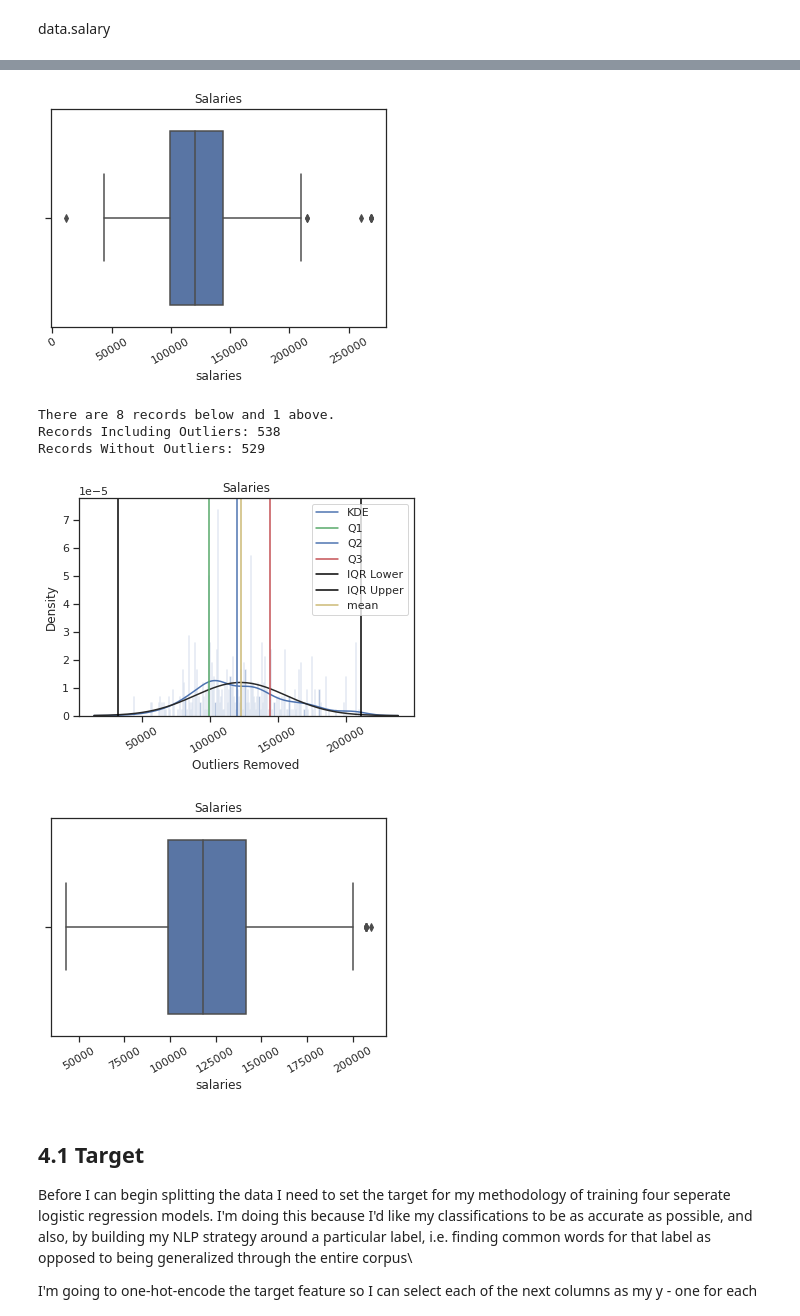
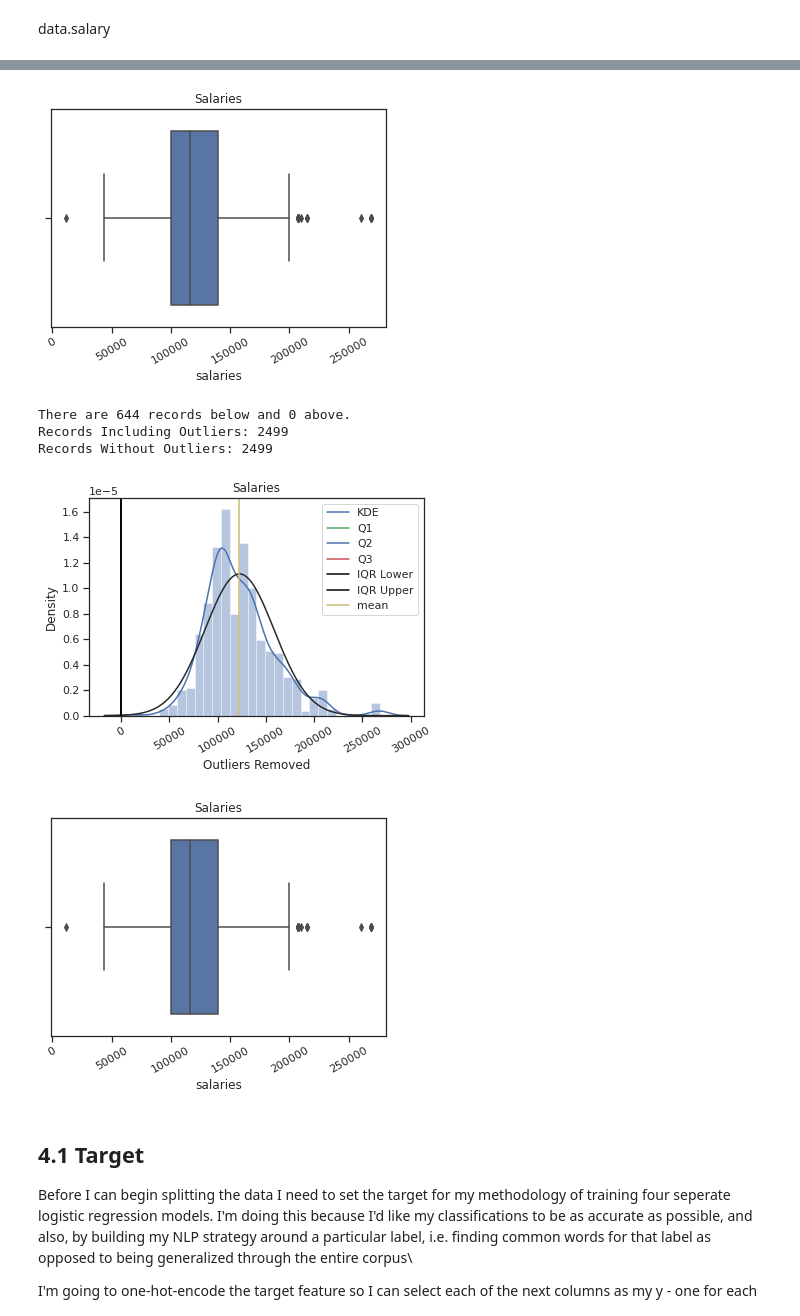
Before and after one commit to 333Kenji/indeedjobscraper, a Jupyter notebook: docs/1_wrangling_engineering.ipynb, the cells around one changed output, grey strips where cells are left out. Saved outputs shown, nothing was run; the diff lists cells and outputs as text; code cells hidden in the pictures.

```diff
--- a/docs/1_wrangling_engineering.ipynb
+++ b/docs/1_wrangling_engineering.ipynb
@@ -878,4 +901,4 @@ def salaries(row):
 data['salaries'] = data.apply( lambda row : salaries(row), axis = 1).astype(float)
 # a very small amount of data needs extra parsing to reach
 # data[(data.cleanedest < 100) | (data.cleanedsal < 50000)]
-data[data.salaries < 10000] = np.nan
+data2 = data[data.salaries < 10000] = np.nan
@@ -969,3 +992,3 @@ Name: salaries, Length: 2072, dtype: float64
 # %%
-data, q1, q3= iqr_detect(data[data.salaries.notna()], feature='salaries')
+data, q1, q3= iqr_detect(data, feature='salaries')
 # %% [output]
@@ -973,9 +996,9 @@ data, q1, q3= iqr_detect(data[data.salaries.notna()], feature='salaries')
-[figure, old version]
+[figure, new version]
-There are 8 records below and 1 above.
-Records Including Outliers: 538
-Records Without Outliers: 529
+There are 644 records below and 0 above.
+Records Including Outliers: 2499
+Records Without Outliers: 2499
-[figure, old version]
+[figure, new version]
-[figure, old version]
+[figure, new version]
 # %% [markdown]
 ## 4.1 Target
 Before I can begin splitting the data I need to set the target for my methodology of training four seperate logistic regression models. I'm doing this because I'd like my classifications to be as accurate as possible, and also, by building my NLP strategy around a particular label, i.e. finding common words for that label as opposed to being generalized through the entire corpus\
```
Also changed, not shown: parts of 53 cells of this notebook, 1 other file.
